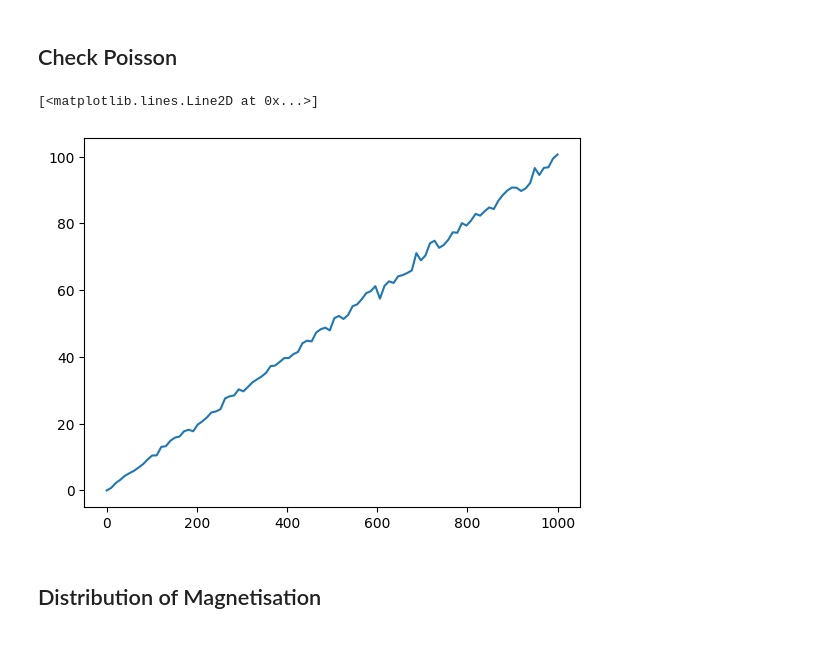
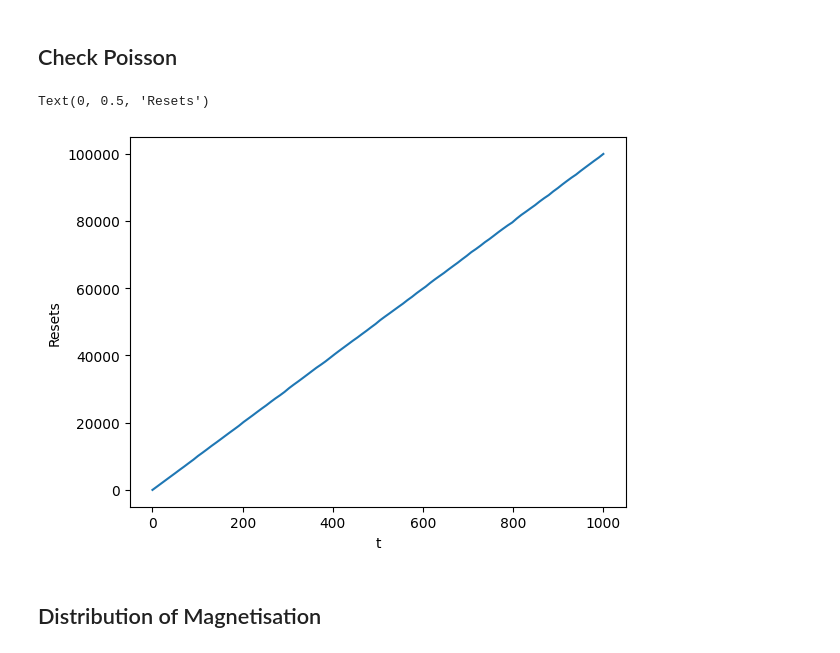
Before and after one commit to GerardArgany/voter-model-stochastic-resetting, a Jupyter notebook: notebooks/complete_network_simulation.ipynb, the cells around one changed output. Drawn from its saved outputs; the diff is of its cells as text; code cells hidden in the pictures.

```diff
--- a/notebooks/complete_network_simulation.ipynb
+++ b/notebooks/complete_network_simulation.ipynb
@@ -31,7 +31,7 @@ def voter_model_evolution(N, t, r):
     for _ in range(t):
         for _ in range(N):
 
-            if np.random.rand() < r/N: #Try to reset
+            if np.random.rand() < r: #Try to reset
                 config = ini.copy()
                 res = res +1
                 continue
@@ -49,6 +49,13 @@ def voter_model_evolution(N, t, r):
 # %%
 @njit
 def check_poisson(N, T, r, div, samples):
+    '''Checks if the resetting is a poisson process.
+    Takes the same arguments as the simulation plus:
+
+    div: number of different times we sample
+    samples: number of samples per time
+    '''
+
     res = np.zeros(div)
 
     ts = np.linspace(0, T, div)
@@ -58,7 +65,7 @@ def check_poisson(N, T, r, div, samples):
 
         total = 0.0
         for _ in range(samples):
-            _, resets = voter_model_evolution(N, int(t), r)
+            _, resets = voter_model_evolution(N, int(t), r) #Calculate resets up to time t
             total += resets
 
         res[i] = total / samples
@@ -66,9 +73,11 @@ def check_poisson(N, T, r, div, samples):
     return res
 # %%
 plt.plot(np.linspace(0, 1000, 100), check_poisson(1000, 1000, 0.1, 100, 50))
+plt.xlabel("t")
+plt.ylabel("Resets")
 # %% [output]
-[<matplotlib.lines.Line2D at 0x...>]
+Text(0, 0.5, 'Resets')
-[figure, old version]
+[figure, new version]
 # %% [markdown]
 ## Distribution of Magnetisation
 # %%
```
Also changed, not shown: parts of 5 cells of this notebook, 3 other files.
